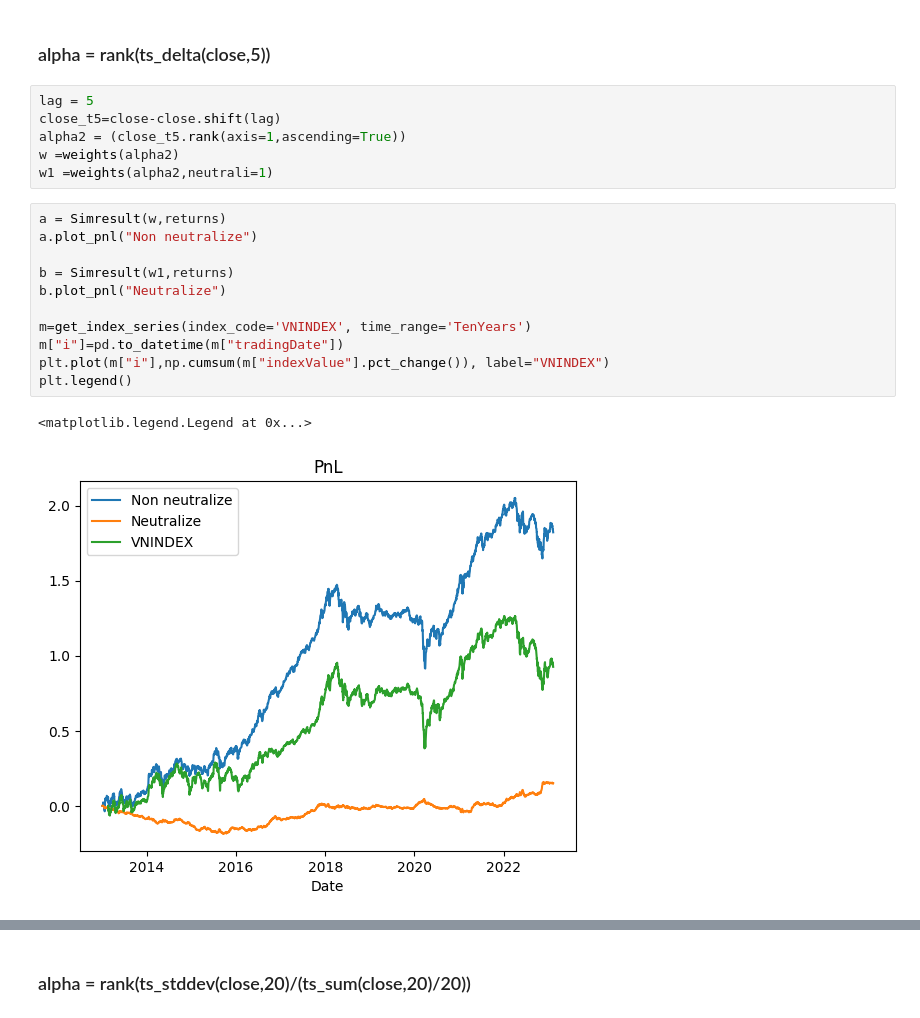
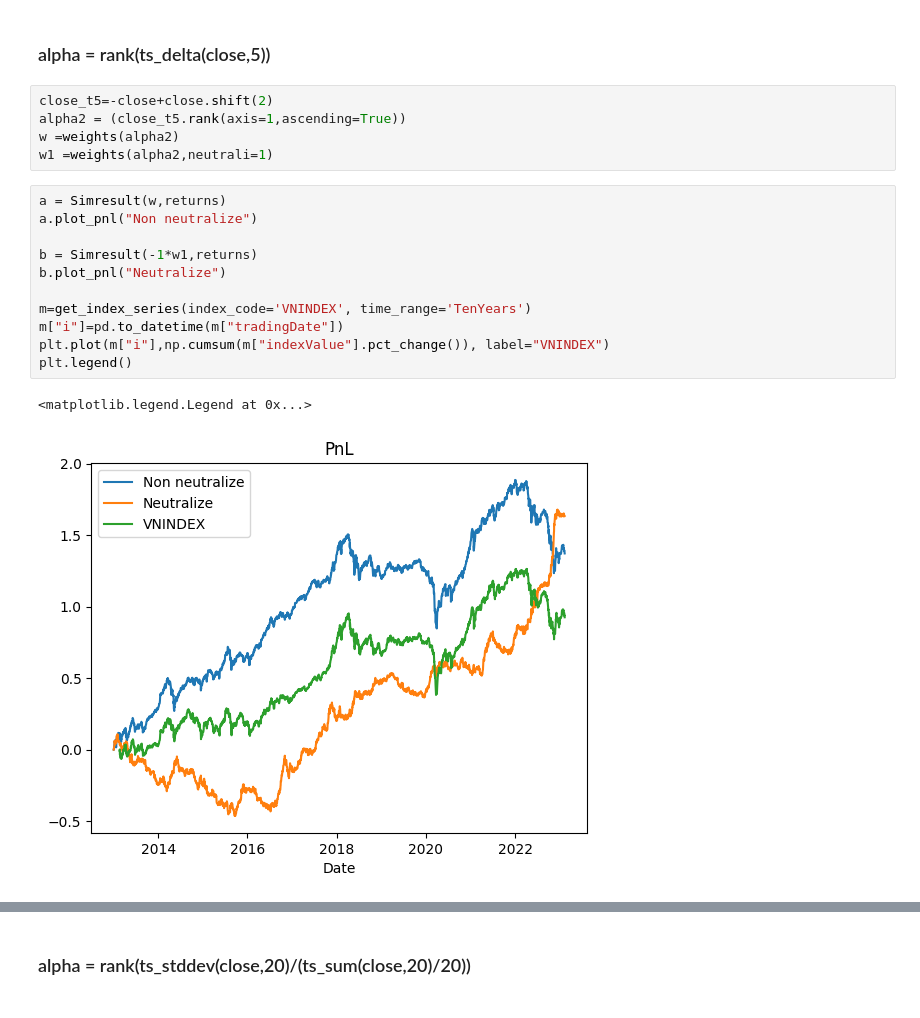
Before and after one commit to khanhtrinh2003/VN30-Strategy, a Jupyter notebook: main.ipynb, the cells around one changed output, grey strips where cells are left out. Cells and saved outputs as stored; diff of their text form.

```diff
--- a/main.ipynb
+++ b/main.ipynb
@@ -137,25 +134,24 @@ non_neu.get_summary()
 # %% [markdown]
 ### alpha = rank(ts_delta(close,5))
 # %%
-lag = 5
-close_t5=close-close.shift(lag)
+close_t5=-close+close.shift(2)
 alpha2 = (close_t5.rank(axis=1,ascending=True))
 w =weights(alpha2)
 w1 =weights(alpha2,neutrali=1)
 # %%
 a = Simresult(w,returns)
 a.plot_pnl("Non neutralize")
 
-b = Simresult(w1,returns)
+b = Simresult(-1*w1,returns)
 b.plot_pnl("Neutralize")
 
 m=get_index_series(index_code='VNINDEX', time_range='TenYears')
 m["i"]=pd.to_datetime(m["tradingDate"])
 plt.plot(m["i"],np.cumsum(m["indexValue"].pct_change()), label="VNINDEX")
 plt.legend()
 # %% [output]
 <matplotlib.legend.Legend at 0x...>
-[figure, old version]
+[figure, new version]
 # %%
 a.get_summary()
 # %% [output]
```
Also changed, not shown: parts of 13 cells of this notebook, 1 other file.
